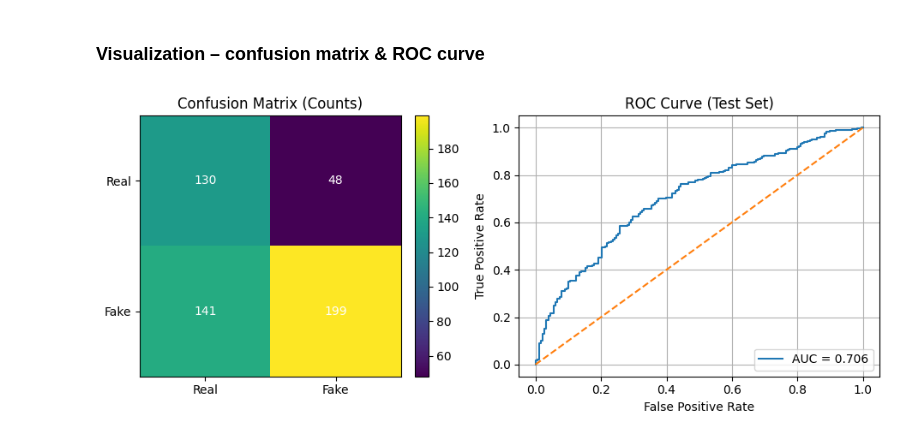
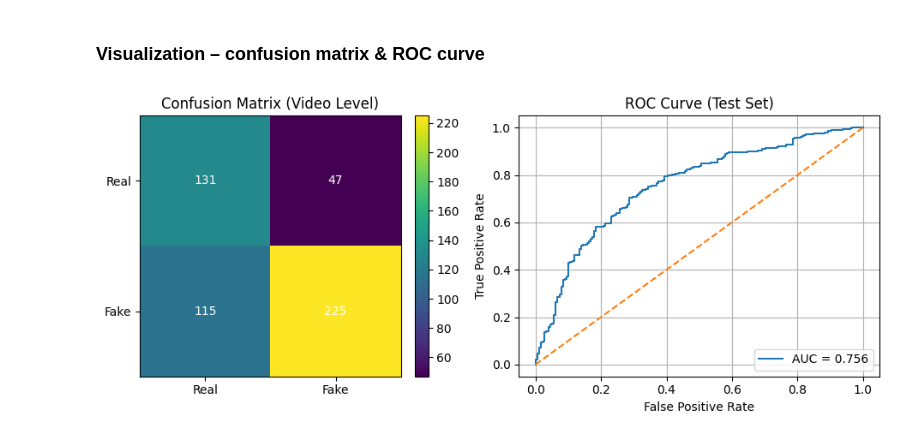
Before and after one commit to arifdag/rppg-deepfake-detector, a Jupyter notebook: deepfake-detection-baseline.ipynb, the cells around one changed output. Saved outputs shown, nothing was run; the diff lists cells and outputs as text; code cells hidden in the pictures.

```diff
--- a/main.ipynb
+++ b/deepfake-detection-baseline.ipynb
@@ -77,7 +77,7 @@ FPS_TARGET = 25       # for sampling; we will sample uniformly by frame index
 BATCH_SIZE = 4
 NUM_WORKERS = 4
 LR = 1e-4
-NUM_EPOCHS = 5
+NUM_EPOCHS = 15
 
 
 def set_seed(seed: int = 42):
@@ -1418,39 +1498,40 @@ Test AUC : 0.7055
 # %% [markdown]
 ### Visualization – confusion matrix & ROC curve
 # %%
-# Confusion matrix
-cm = confusion_matrix(all_labels, all_preds)
-cm_norm = cm.astype(np.float32) / cm.sum(axis=1, keepdims=True)
 
-fig, ax = plt.subplots(1, 2, figsize=(10, 4))
+# Confusion matrix & ROC curve (using per-video results)
+try:
+    cm = confusion_matrix(vid_labels, vid_preds)
+    cm_norm = cm.astype(np.float32) / cm.sum(axis=1, keepdims=True)
 
-# Confusion matrix
-im0 = ax[0].imshow(cm, interpolation="nearest")
-ax[0].set_title("Confusion Matrix (Counts)")
-ax[0].set_xticks([0, 1])
-ax[0].set_yticks([0, 1])
-ax[0].set_xticklabels(["Real", "Fake"])
-ax[0].set_yticklabels(["Real", "Fake"])
-for i in range(2):
-    for j in range(2):
-        ax[0].text(j, i, cm[i, j], ha="center", va="center", color="w")
-fig.colorbar(im0, ax=ax[0], fraction=0.046, pad=0.04)
+    fig, ax = plt.subplots(1, 2, figsize=(10, 4))
 
-# ROC curve
-try:
-    fpr, tpr, _ = roc_curve(all_labels, all_probs)
-    ax[1].plot(fpr, tpr, label=f"AUC = {test_auc:.3f}")
+    # Confusion matrix
+    im0 = ax[0].imshow(cm, interpolation="nearest")
+    ax[0].set_title("Confusion Matrix (Video Level)")
+    ax[0].set_xticks([0, 1])
+    ax[0].set_yticks([0, 1])
+    ax[0].set_xticklabels(["Real", "Fake"])
+    ax[0].set_yticklabels(["Real", "Fake"])
+    for i in range(2):
+        for j in range(2):
+            ax[0].text(j, i, cm[i, j], ha="center", va="center", color="w")
+    fig.colorbar(im0, ax=ax[0], fraction=0.046, pad=0.04)
+
+    # ROC curve
+    fpr, tpr, _ = roc_curve(vid_labels, vid_probs)
+    auc_val = roc_auc_score(vid_labels, vid_probs)
+    ax[1].plot(fpr, tpr, label=f"AUC = {auc_val:.3f}")
     ax[1].plot([0, 1], [0, 1], linestyle="--")
     ax[1].set_xlabel("False Positive Rate")
     ax[1].set_ylabel("True Positive Rate")
     ax[1].set_title("ROC Curve (Test Set)")
     ax[1].legend(loc="lower right")
     ax[1].grid(True)
-except ValueError:
-    ax[1].text(0.5, 0.5, "ROC not available (single class)", ha="center", va="center")
-    ax[1].axis("off")
 
-plt.tight_layout()
-plt.show()
+    plt.tight_layout()
+    plt.show()
+except NameError:
+    print("Per-video evaluation not run yet. Run the evaluation cell first.")
 # %% [output]
-[figure, old version]
+[figure, new version]
```
Also changed, not shown: parts of 6 cells of this notebook, 1 other file.
